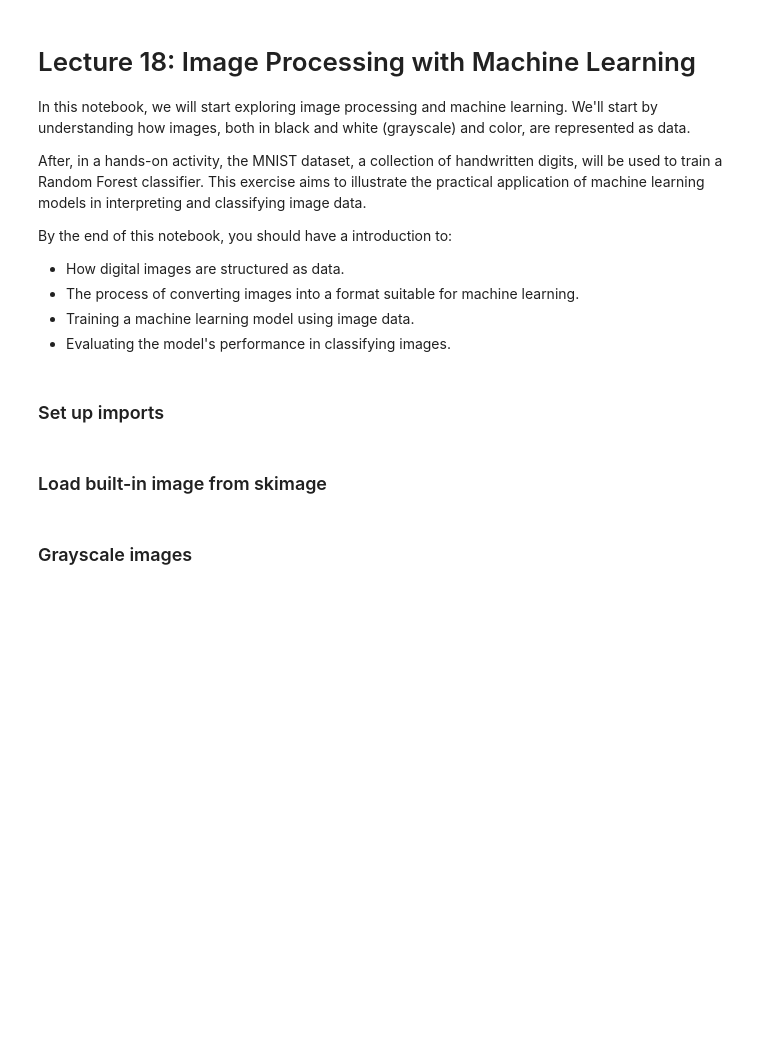
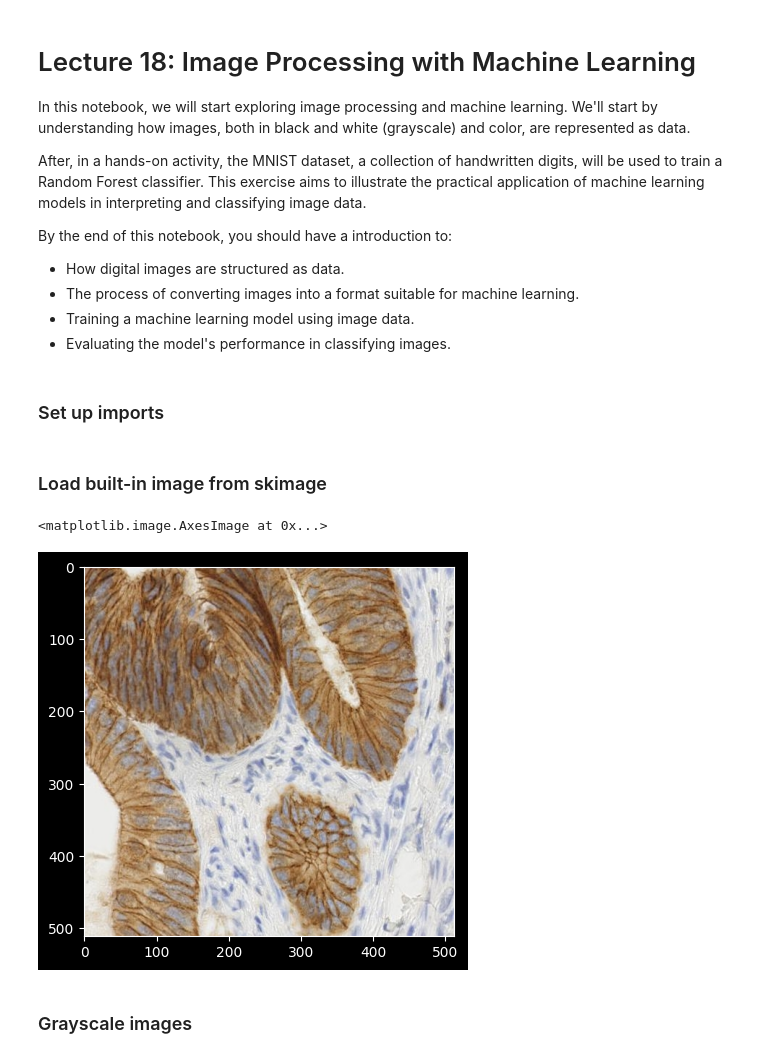
Before and after one commit to UH-MBBE/BE-491-Lecture-18, a Jupyter notebook: L18_notes.ipynb, the cells around one changed output. Saved outputs shown, nothing was run; the diff lists cells and outputs as text; code cells hidden in the pictures; blank space fills up the shorter version.

```diff
--- a/L18_notes.ipynb
+++ b/L18_notes.ipynb
@@ -26,9 +26,13 @@ from sklearn.metrics import accuracy_score
 ### Load built-in image from skimage
 # %%
 # load an microscope image of a immunohistochemistry from skimage.data
-
+image = data.immunohistochemistry()
 
 # display the image
+plt.imshow(image)
+# %% [output]
+<matplotlib.image.AxesImage at 0x...>
+[figure, added]
 # %% [markdown]
 ### Grayscale images
 # %%
```
Also changed, not shown: parts of 24 cells of this notebook.
